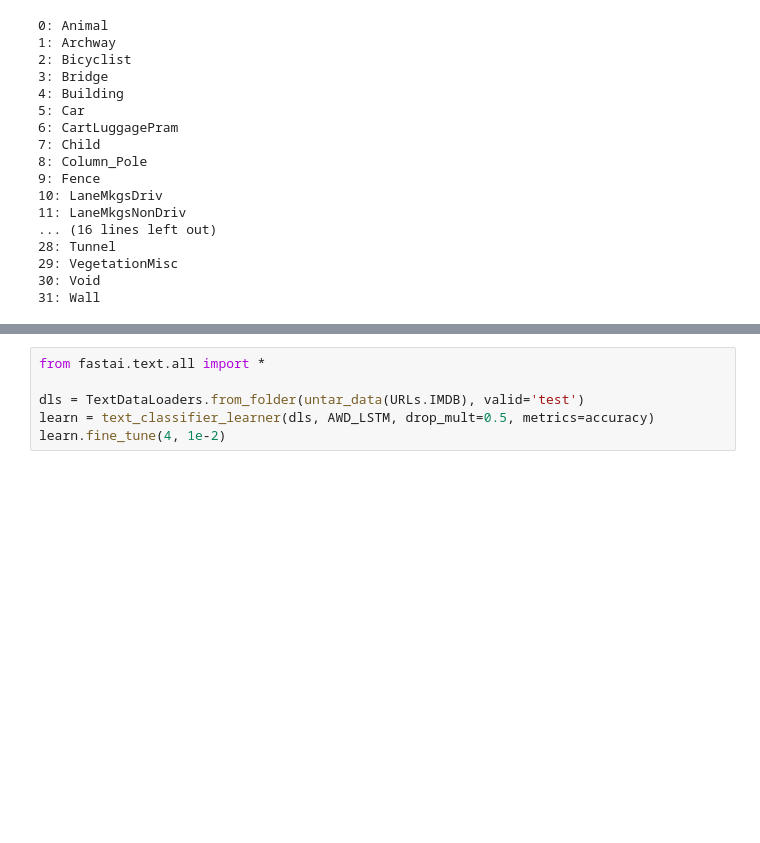
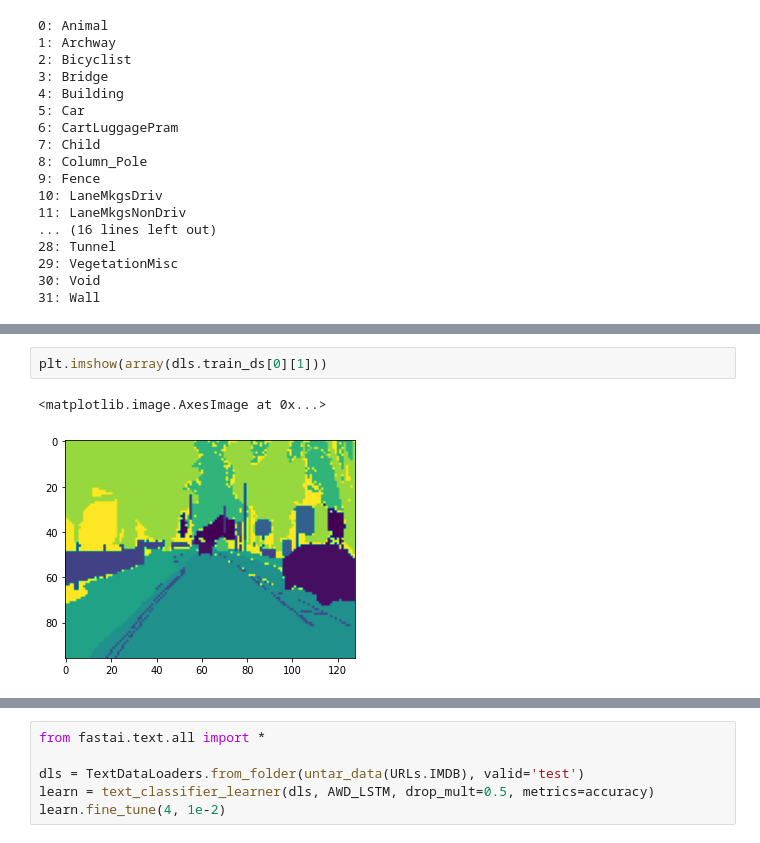
Before and after one commit to fhdbbk/fastai-1, a Jupyter notebook: 01_intro.ipynb, the cells around one changed output, grey strips where cells are left out. Drawn from its saved outputs; the diff is of its cells as text; blank space fills up the shorter version.

```diff
--- a/01_intro.ipynb
+++ b/01_intro.ipynb
@@ -357,0 +440,5 @@ learn.show_results(max_n=6, figsize=(15,20))
+# %%
+plt.imshow(array(dls.train_ds[0][1]))
+# %% [output]
+<matplotlib.image.AxesImage at 0x...>
+[figure, added]
```
Also changed, not shown: parts of 30 cells of this notebook.
